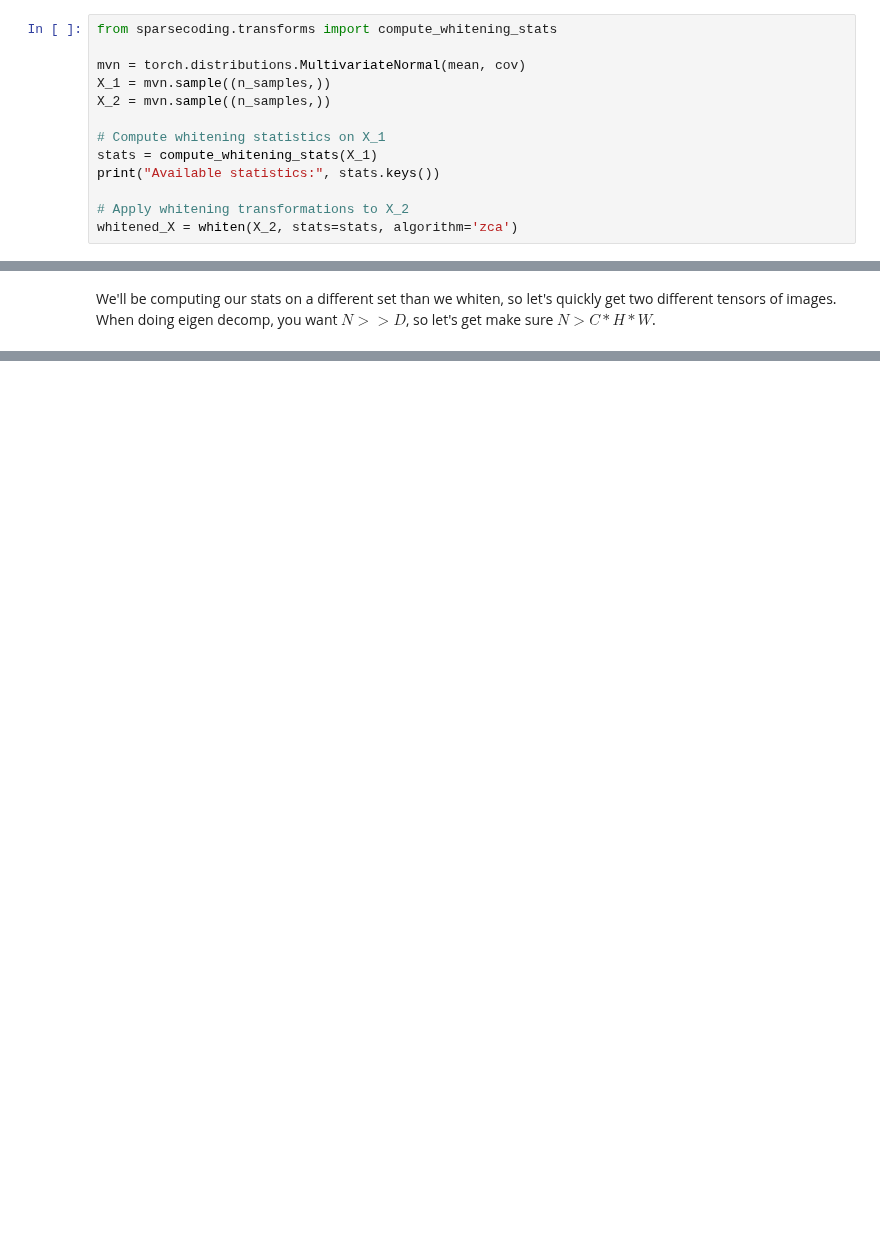
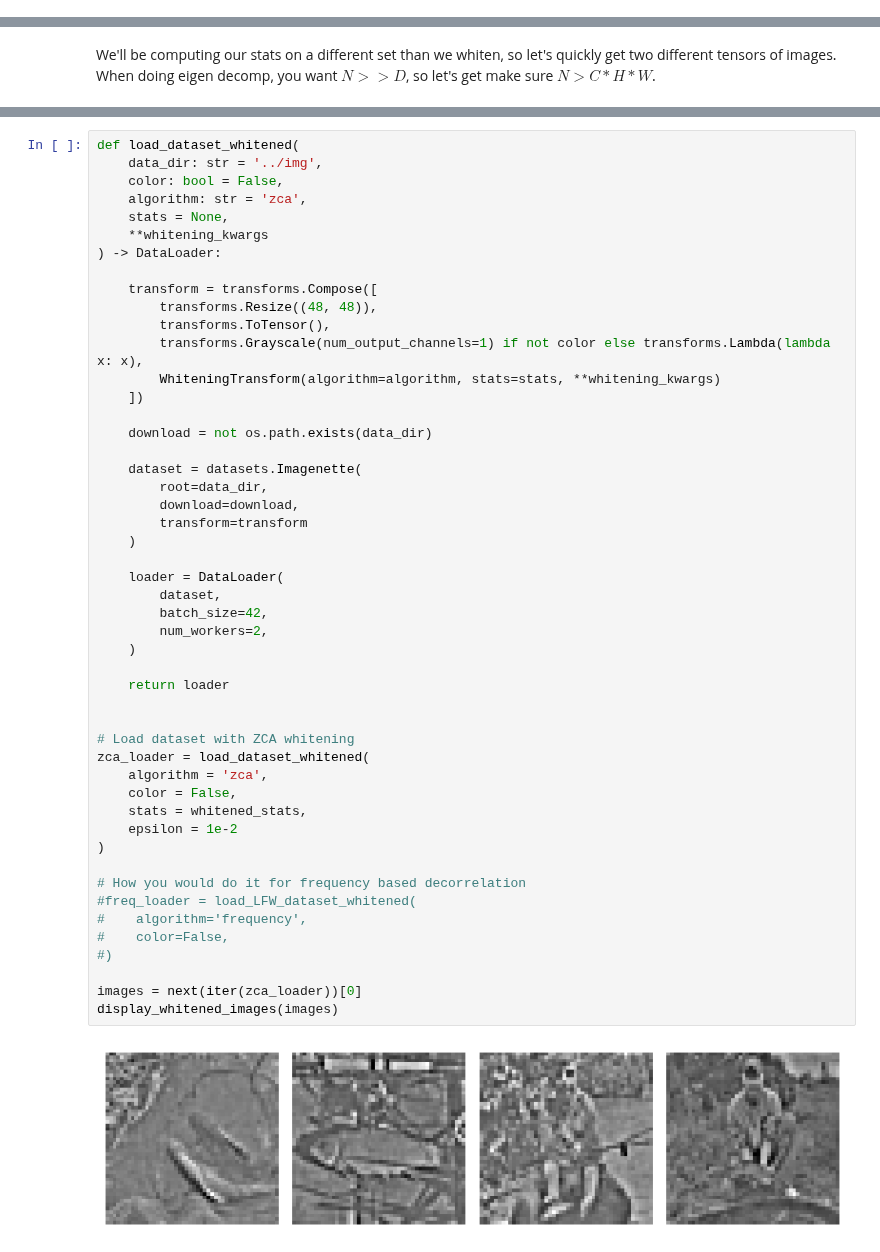
Before and after one commit to rctn/sparsecoding, a Jupyter notebook: examples/Data_Whitening.ipynb, the cells around one changed output, grey strips where cells are left out. Saved outputs shown, nothing was run; the diff lists cells and outputs as text; blank space fills up the shorter version.

```diff
--- a/examples/Data_Whitening.ipynb
+++ b/examples/Data_Whitening.ipynb
@@ -267,13 +255,0 @@ Now for many use cases, you may want to compute your whitening matrix using one
-# %%
-from sparsecoding.transforms import compute_whitening_stats
-
-mvn = torch.distributions.MultivariateNormal(mean, cov)
-X_1 = mvn.sample((n_samples,))
-X_2 = mvn.sample((n_samples,))
-
-# Compute whitening statistics on X_1
-stats = compute_whitening_stats(X_1)
-print("Available statistics:", stats.keys())
-
-# Apply whitening transformations to X_2
-whitened_X = whiten(X_2, stats=stats, algorithm='zca')
@@ -480,0 +385,51 @@ Text(0, 0.5, 'time (s)')
+# %%
+def load_dataset_whitened(
+    data_dir: str = '../img',
+    color: bool = False,
+    algorithm: str = 'zca',
+    stats = None,
+    **whitening_kwargs
+) -> DataLoader:
+
+    transform = transforms.Compose([
+        transforms.Resize((48, 48)),
+        transforms.ToTensor(),
+        transforms.Grayscale(num_output_channels=1) if not color else transforms.Lambda(lambda x: x),
+        WhiteningTransform(algorithm=algorithm, stats=stats, **whitening_kwargs)
+    ])
+
+    download = not os.path.exists(data_dir)
+
+    dataset = datasets.Imagenette(
+        root=data_dir,
+        download=download,
+        transform=transform
+    )
+
+    loader = DataLoader(
+        dataset,
+        batch_size=42,
+        num_workers=2,
+    )
+
+    return loader
+
+
+# Load dataset with ZCA whitening
+zca_loader = load_dataset_whitened(
+    algorithm = 'zca',
+    color = False,
+    stats = whitened_stats,
+    epsilon = 1e-2
+)
+
+# How you would do it for frequency based decorrelation
+#freq_loader = load_LFW_dataset_whitened(
+#    algorithm='frequency',
+#    color=False,
+#)
+
+images = next(iter(zca_loader))[0]
+display_whitened_images(images)
+# %% [output]
+[figure, added]
```
Also changed, not shown: parts of 50 cells of this notebook, 1 other file.
